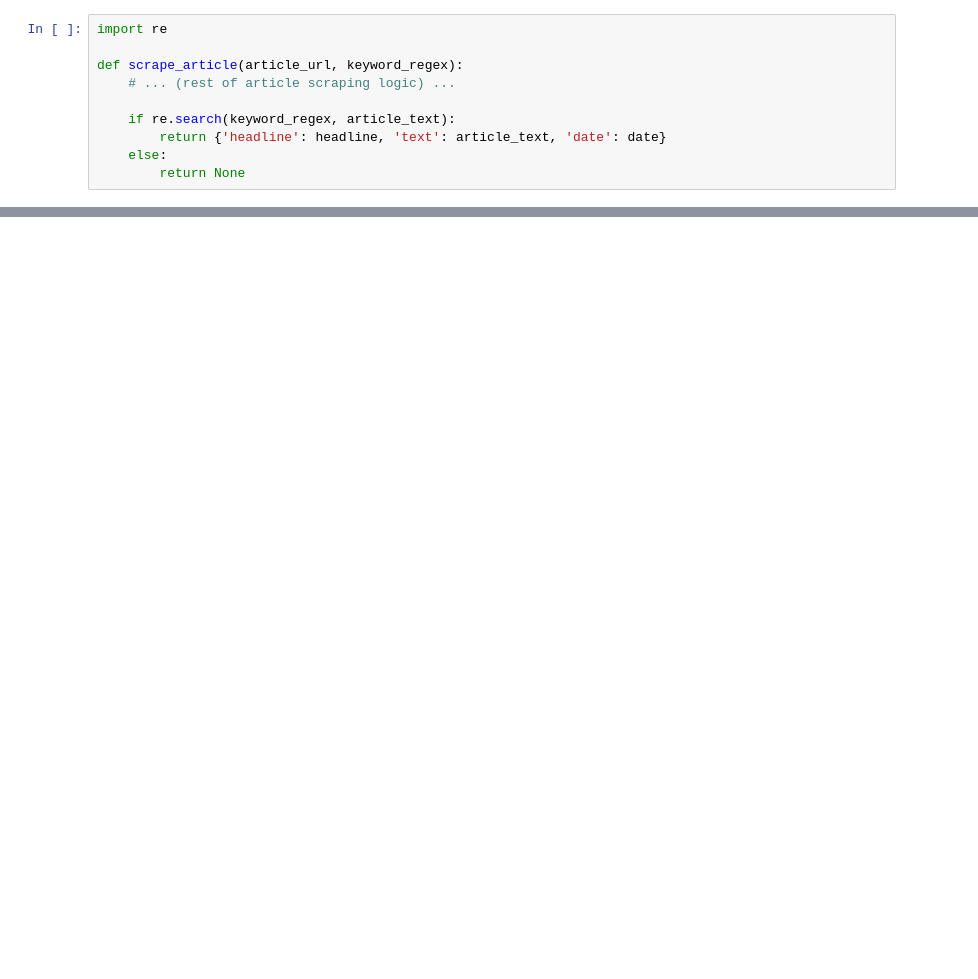
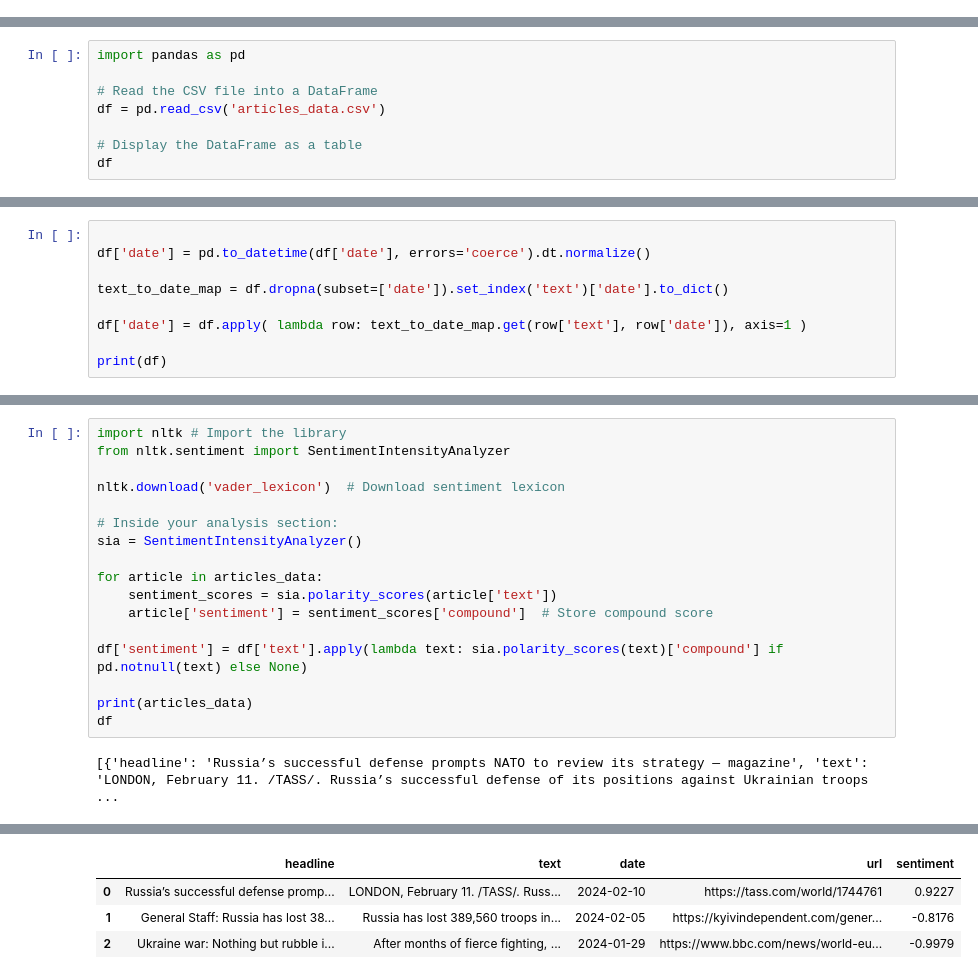
Before and after one commit to jamaleb67/jamaleb67.github.io, a Jupyter notebook: Web HW.ipynb, the cells around one changed output, grey strips where cells are left out. Drawn from its saved outputs; the diff is of its cells as text; blank space fills up the shorter version.

```diff
--- a/Web HW.ipynb
+++ b/Web HW.ipynb
@@ -272,10 +0,0 @@ Regular expressions (regex) provide a powerful way to define complex search patt
-# %%
-import re
-
-def scrape_article(article_url, keyword_regex):
-    # ... (rest of article scraping logic) ...
-
-    if re.search(keyword_regex, article_text):
-        return {'headline': headline, 'text': article_text, 'date': date}
-    else:
-        return None
@@ -321,0 +268,8 @@ Topic Modeling: Identify underlying themes within the corpus of articles (more a
+# %%
+import pandas as pd
+
+# Read the CSV file into a DataFrame
+df = pd.read_csv('articles_data.csv')
+
+# Display the DataFrame as a table
+df
@@ -321,0 +325,9 @@ Topic Modeling: Identify underlying themes within the corpus of articles (more a
+# %%
+
+df['date'] = pd.to_datetime(df['date'], errors='coerce').dt.normalize()
+
+text_to_date_map = df.dropna(subset=['date']).set_index('text')['date'].to_dict()
+
+df['date'] = df.apply( lambda row: text_to_date_map.get(row['text'], row['date']), axis=1 )
+
+print(df)
@@ -321,0 +349,19 @@ Topic Modeling: Identify underlying themes within the corpus of articles (more a
+# %%
+import nltk # Import the library
+from nltk.sentiment import SentimentIntensityAnalyzer
+
+nltk.download('vader_lexicon')  # Download sentiment lexicon
+
+# Inside your analysis section:
+sia = SentimentIntensityAnalyzer()
+
+for article in articles_data:
+    sentiment_scores = sia.polarity_scores(article['text'])
+    article['sentiment'] = sentiment_scores['compound']  # Store compound score
+
+df['sentiment'] = df['text'].apply(lambda text: sia.polarity_scores(text)['compound'] if pd.notnull(text) else None)
+
+print(articles_data)
+df
+# %% [output]
+[{'headline': 'Russia’s successful defense prompts NATO to review its strategy — magazine', 'text': 'LONDON, February 11. /TASS/. Russia’s successful defense of its positions against Ukrainian troops  ...
@@ -321,0 +371,4 @@ Topic Modeling: Identify underlying themes within the corpus of articles (more a
+|  | headline | text | date | url | sentiment |
+| 0 | Russia’s successful defense promp... | LONDON, February 11. /TASS/. Russ... | 2024-02-10 | https://tass.com/world/1744761 | 0.9227 |
+| 1 | General Staff: Russia has lost 38... | Russia has lost 389,560 troops in... | 2024-02-05 | https://kyivindependent.com/gener... | -0.8176 |
+| 2 | Ukraine war: Nothing but rubble i... | After months of fierce fighting, ... | 2024-01-29 | https://www.bbc.com/news/world-eu... | -0.9979 |
```
Also changed, not shown: parts of 51 cells of this notebook, 5 other files.
